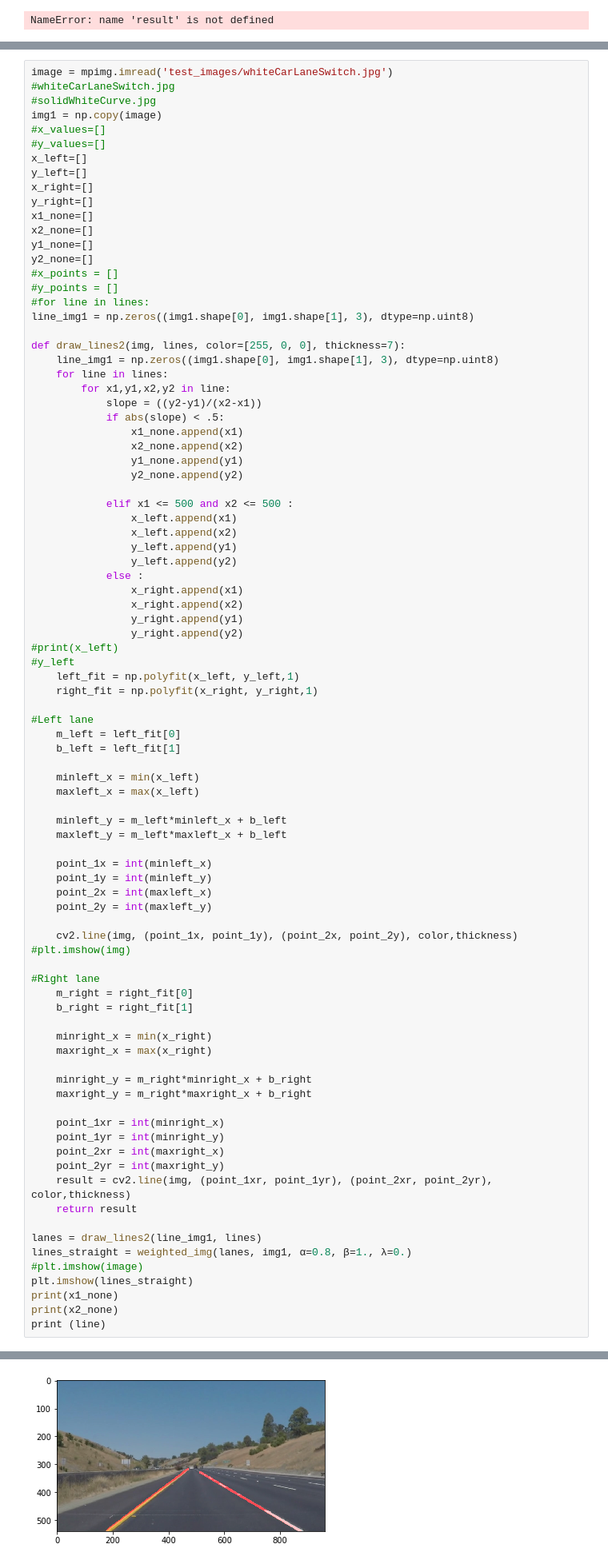
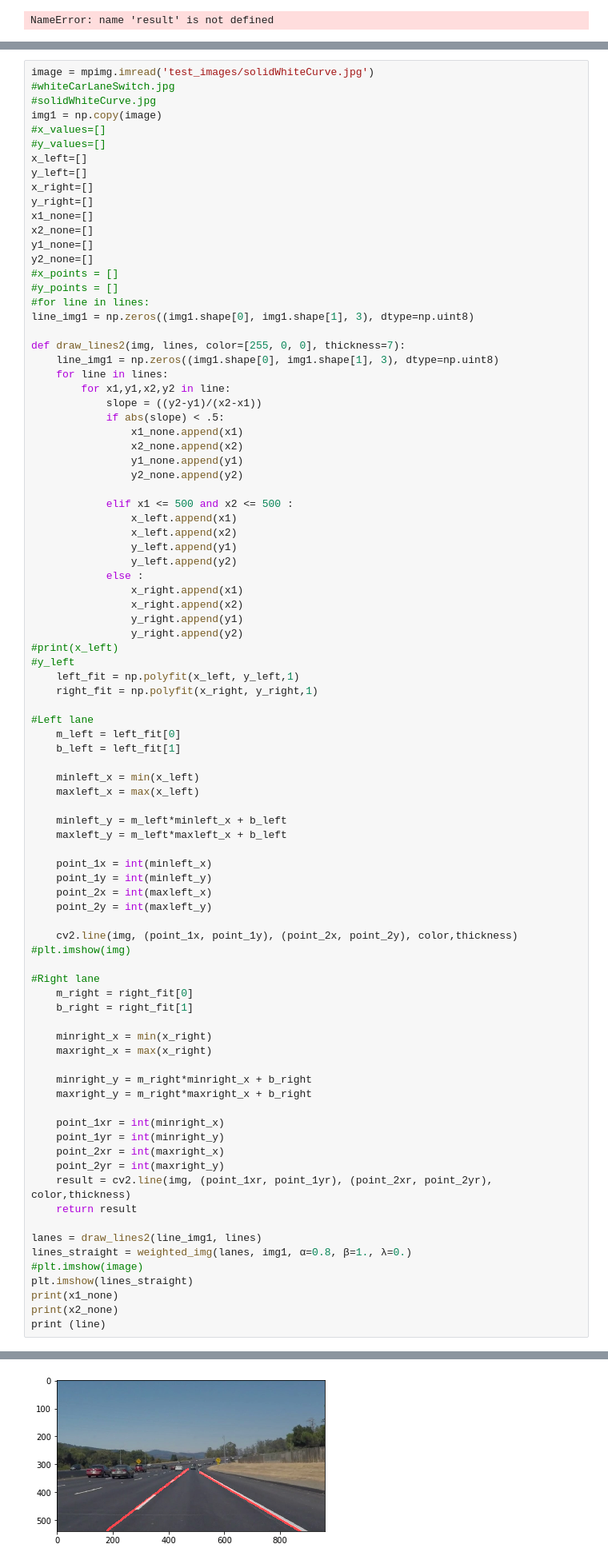
Before and after one commit to yashn35/Finding-Lane-Lines, a Jupyter notebook: P1.ipynb, the cells around one changed output, grey strips where cells are left out. Shown at 80% size. Cells and saved outputs as stored; diff of their text form.

```diff
--- a/P1.ipynb
+++ b/P1.ipynb
@@ -596,7 +594,7 @@ def weighted_img(img, initial_img, α=0.8, β=1., λ=0.):
     """
     return cv2.addWeighted(initial_img, α, img, β, λ)
 # %%
-image = mpimg.imread('test_images/whiteCarLaneSwitch.jpg')
+image = mpimg.imread('test_images/solidWhiteCurve.jpg')
 #whiteCarLaneSwitch.jpg
 #solidWhiteCurve.jpg
 img1 = np.copy(image)
@@ -660,34 +658,34 @@ def draw_lines2(img, lines, color=[255, 0, 0], thickness=7):
 #plt.imshow(img)
 
 #Right lane
     m_right = right_fit[0]
     b_right = right_fit[1]
 
     minright_x = min(x_right)
     maxright_x = max(x_right)
 
     minright_y = m_right*minright_x + b_right
     maxright_y = m_right*maxright_x + b_right
 
     point_1xr = int(minright_x)
     point_1yr = int(minright_y)
     point_2xr = int(maxright_x)
     point_2yr = int(maxright_y)
     result = cv2.line(img, (point_1xr, point_1yr), (point_2xr, point_2yr), color,thickness)
     return result
 
 lanes = draw_lines2(line_img1, lines)
 lines_straight = weighted_img(lanes, img1, α=0.8, β=1., λ=0.)
 #plt.imshow(image)
 plt.imshow(lines_straight)
 print(x1_none)
 print(x2_none)
 print (line)
 # %% [output]
 [506, 407, 388, 410, 545, 306, 415, 377, 743, 332, 356, 500, 550, 649, 467, 478, 287, 530, 450, 406, 274, 771, 545, 471, 441, 270, 772, 319, 503]
 [512, 416, 408, 423, 553, 320, 423, 385, 749, 347, 365, 505, 555, 657, 472, 489, 298, 536, 456, 411, 281, 776, 551, 479, 448, 277, 779, 330, 509]
 [[806 505 811 508]]
-[figure, old version]
+[figure, new version]
 # %%
 print (lines)
 # %% [output]
```
Also changed, not shown: parts of 2 cells of this notebook, 2 other files.
